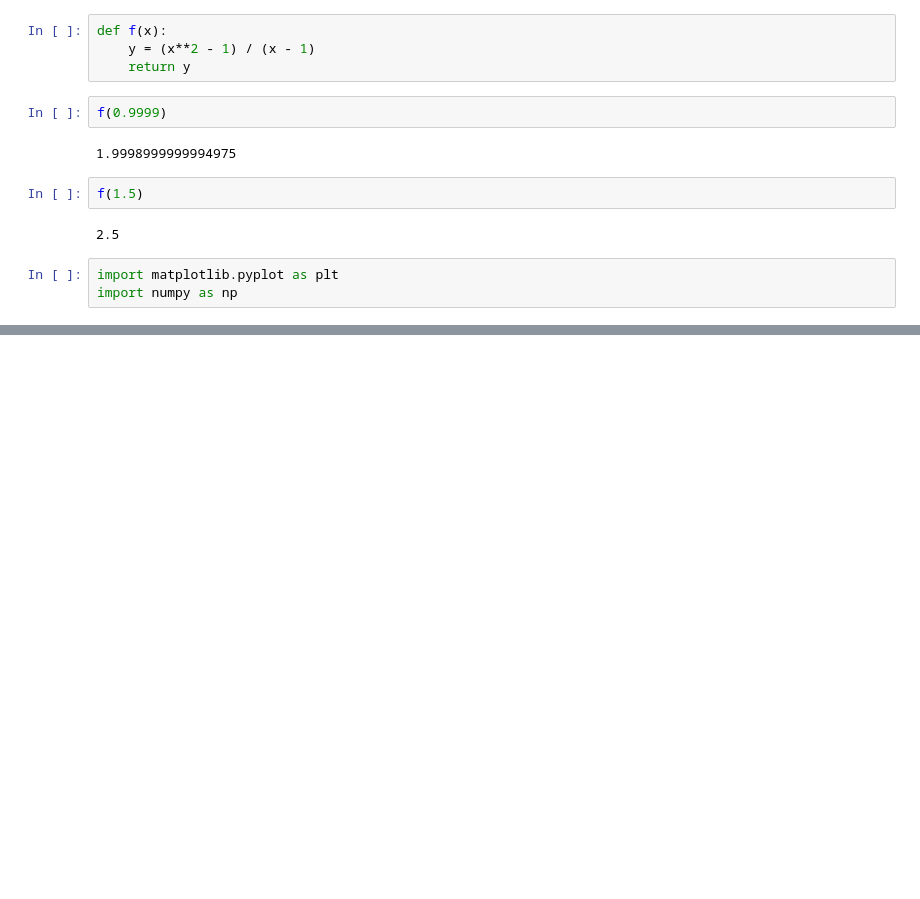
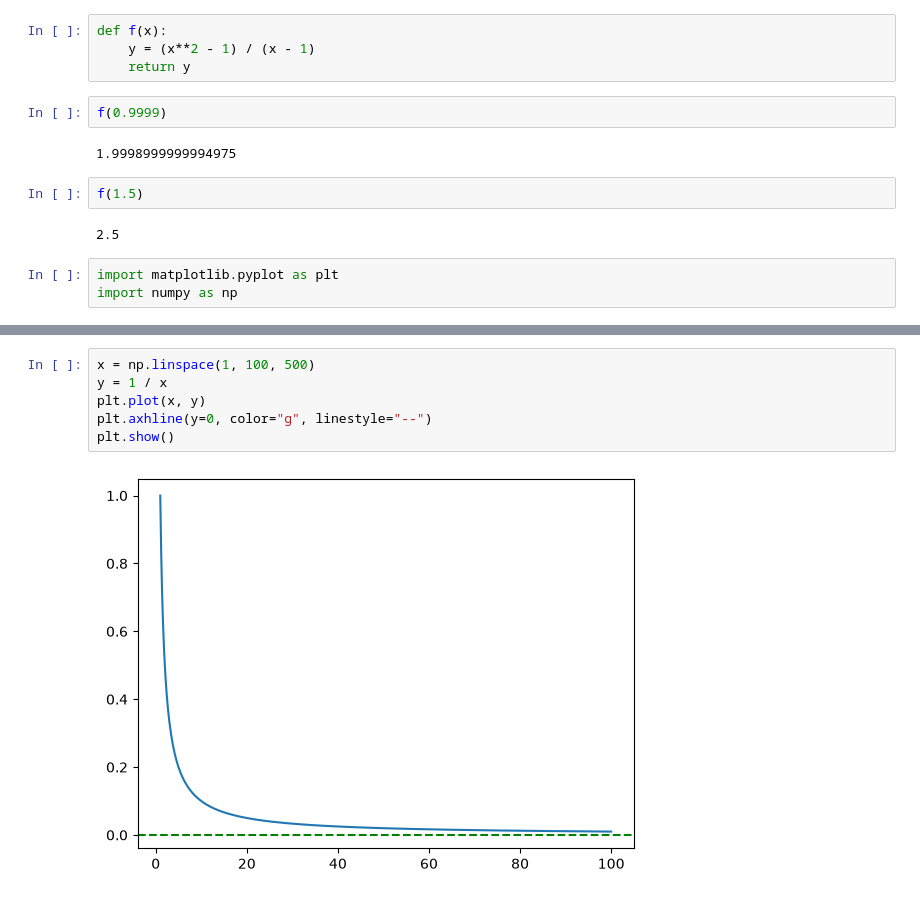
Before and after one commit to shahabnajmosadatypy/Machine-Learning-Mathematics, a Jupyter notebook: notebooks/5.Limit.ipynb, the cells around one changed output, grey strips where cells are left out. Saved outputs shown, nothing was run; the diff lists cells and outputs as text; blank space fills up the shorter version.

```diff
--- a/notebooks/5.Limit.ipynb
+++ b/notebooks/5.Limit.ipynb
@@ -40,0 +53,8 @@ plt.show()
+# %%
+x = np.linspace(1, 100, 500)
+y = 1 / x
+plt.plot(x, y)
+plt.axhline(y=0, color="g", linestyle="--")
+plt.show()
+# %% [output]
+[figure, added]
```
Also changed, not shown: parts of 3 cells of this notebook.
